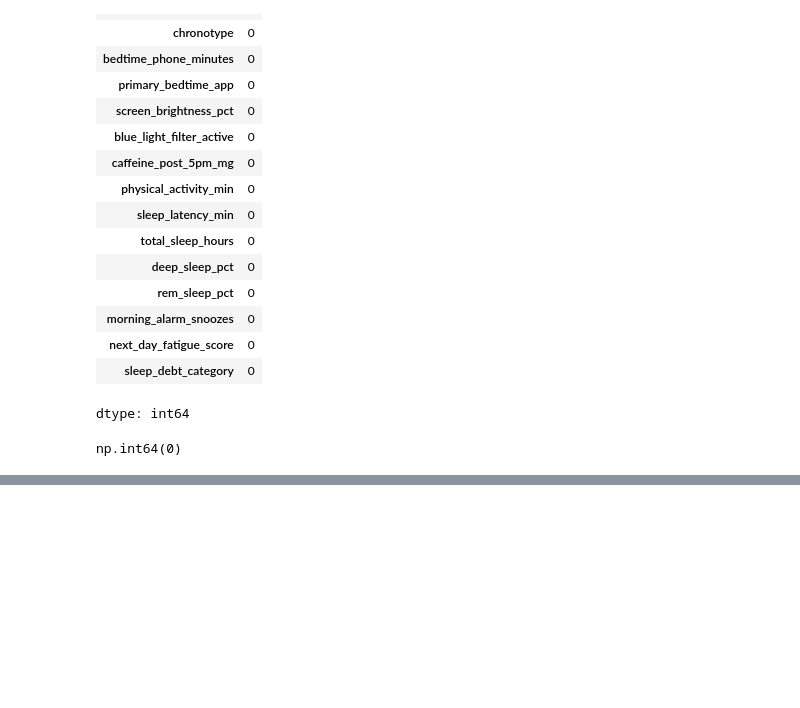
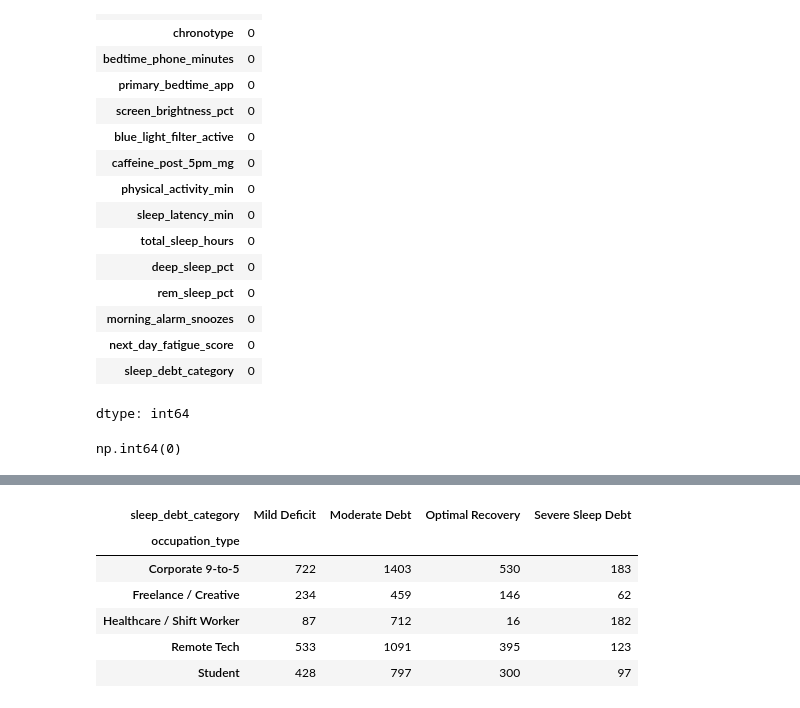
Before and after one commit to Prktriesitout/bedtime_dataset, a Jupyter notebook: bedtime.ipynb, the cells around one changed output, grey strips where cells are left out. Saved outputs shown, nothing was run; the diff lists cells and outputs as text; code cells hidden in the pictures; blank space fills up the shorter version.

```diff
--- a/bedtime.ipynb
+++ b/bedtime.ipynb
@@ -113,0 +778,10 @@ df.describe()
+# %%
+pd.crosstab(df['occupation_type'],df['sleep_debt_category'])
+# %% [output]
+| sleep_debt_category | Mild Deficit | Moderate Debt | Optimal Recovery | Severe Sleep Debt |
+| occupation_type |  |  |  |  |
+| Corporate 9-to-5 | 722 | 1403 | 530 | 183 |
+| Freelance / Creative | 234 | 459 | 146 | 62 |
+| Healthcare / Shift Worker | 87 | 712 | 16 | 182 |
+| Remote Tech | 533 | 1091 | 395 | 123 |
+| Student | 428 | 797 | 300 | 97 |
```
Also changed, not shown: parts of 35 cells of this notebook.
